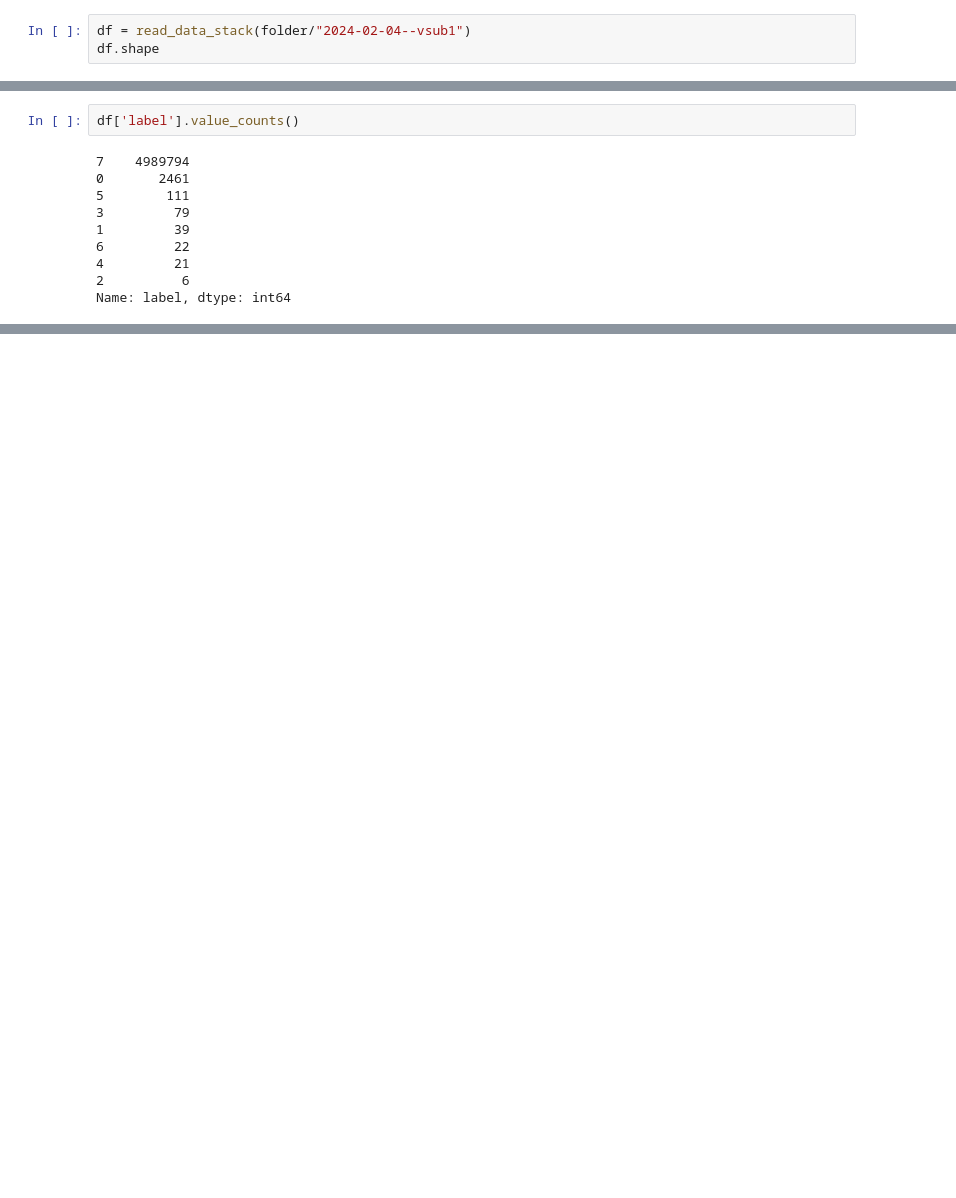
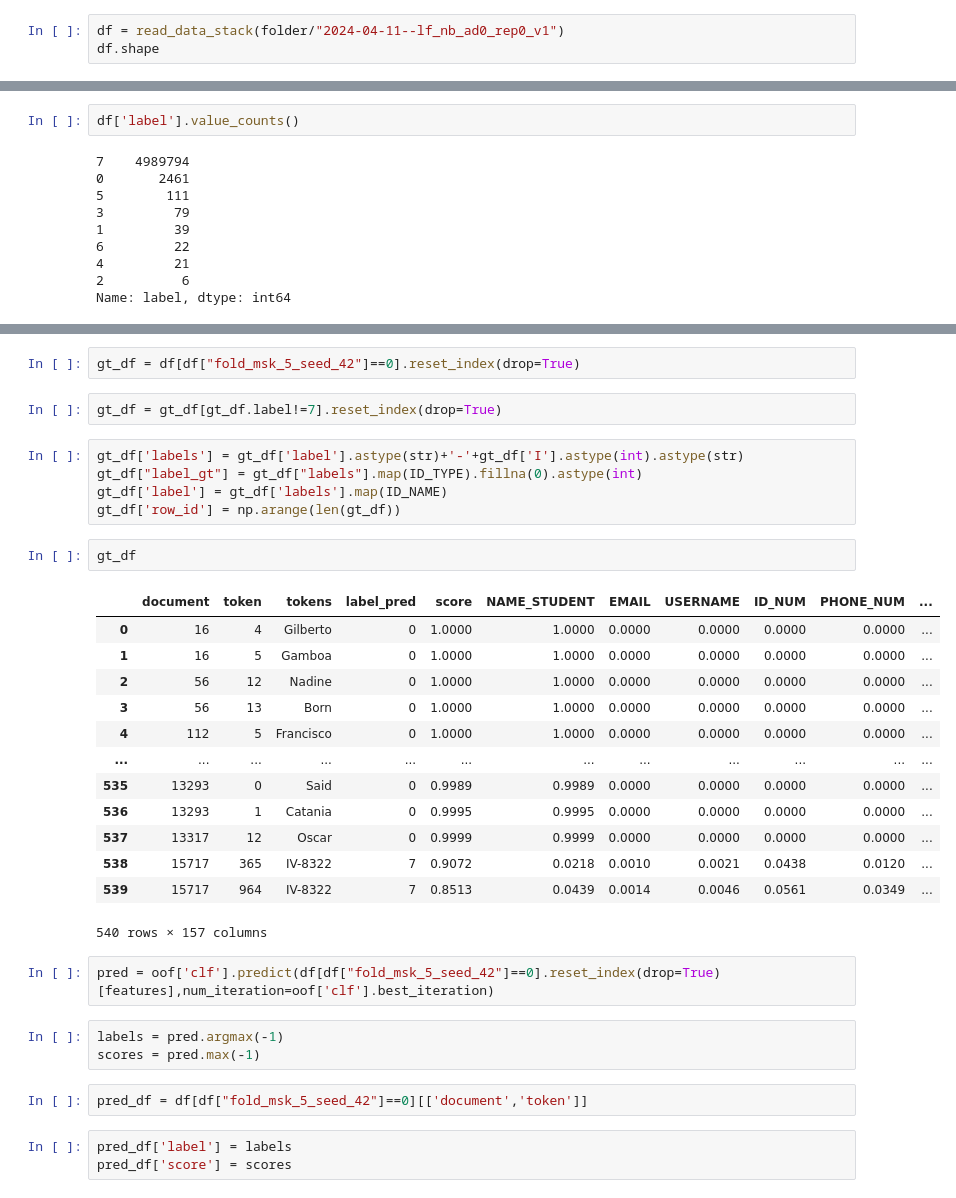
Before and after one commit to amedprof/PII-Data-Detection, a Jupyter notebook: notebook/stacking.ipynb, the cells around one changed output, grey strips where cells are left out. Saved outputs shown, nothing was run; the diff lists cells and outputs as text; blank space fills up the shorter version.

```diff
--- a/notebook/stacking.ipynb
+++ b/notebook/stacking.ipynb
@@ -63,5 +85,5 @@ def read_data_stack(folder_path,df=None,name=None):
         return dfx[cols]
 # %%
-df = read_data_stack(folder/"2024-02-04--vsub1")
+df = read_data_stack(folder/"2024-04-11--lf_nb_ad0_rep0_v1")
 df.shape
 # %% [output]
@@ -447,0 +479,35 @@ Training until validation scores don't improve for 500 rounds
+# %%
+gt_df = df[df["fold_msk_5_seed_42"]==0].reset_index(drop=True)
+# %%
+gt_df = gt_df[gt_df.label!=7].reset_index(drop=True)
+# %%
+gt_df['labels'] = gt_df['label'].astype(str)+'-'+gt_df['I'].astype(int).astype(str)
+gt_df["label_gt"] = gt_df["labels"].map(ID_TYPE).fillna(0).astype(int)
+gt_df['label'] = gt_df['labels'].map(ID_NAME)
+gt_df['row_id'] = np.arange(len(gt_df))
+# %%
+gt_df
+# %% [output]
+|  | document | token | tokens | label_pred | score | NAME_STUDENT | EMAIL | USERNAME | ID_NUM | PHONE_NUM | ... |
+| 0 | 16 | 4 | Gilberto | 0 | 1.0000 | 1.0000 | 0.0000 | 0.0000 | 0.0000 | 0.0000 | ... |
+| 1 | 16 | 5 | Gamboa | 0 | 1.0000 | 1.0000 | 0.0000 | 0.0000 | 0.0000 | 0.0000 | ... |
+| 2 | 56 | 12 | Nadine | 0 | 1.0000 | 1.0000 | 0.0000 | 0.0000 | 0.0000 | 0.0000 | ... |
+| 3 | 56 | 13 | Born | 0 | 1.0000 | 1.0000 | 0.0000 | 0.0000 | 0.0000 | 0.0000 | ... |
+| 4 | 112 | 5 | Francisco | 0 | 1.0000 | 1.0000 | 0.0000 | 0.0000 | 0.0000 | 0.0000 | ... |
+| ... | ... | ... | ... | ... | ... | ... | ... | ... | ... | ... | ... |
+| 535 | 13293 | 0 | Said | 0 | 0.9989 | 0.9989 | 0.0000 | 0.0000 | 0.0000 | 0.0000 | ... |
+| 536 | 13293 | 1 | Catania | 0 | 0.9995 | 0.9995 | 0.0000 | 0.0000 | 0.0000 | 0.0000 | ... |
+| 537 | 13317 | 12 | Oscar | 0 | 0.9999 | 0.9999 | 0.0000 | 0.0000 | 0.0000 | 0.0000 | ... |
+| 538 | 15717 | 365 | IV-8322 | 7 | 0.9072 | 0.0218 | 0.0010 | 0.0021 | 0.0438 | 0.0120 | ... |
+| 539 | 15717 | 964 | IV-8322 | 7 | 0.8513 | 0.0439 | 0.0014 | 0.0046 | 0.0561 | 0.0349 | ... |
+540 rows × 157 columns
+# %%
+pred = oof['clf'].predict(df[df["fold_msk_5_seed_42"]==0].reset_index(drop=True)[features],num_iteration=oof['clf'].best_iteration)
+# %%
+labels = pred.argmax(-1)
+scores = pred.max(-1)
+# %%
+pred_df = df[df["fold_msk_5_seed_42"]==0][['document','token']]
+# %%
+pred_df['label'] = labels
+pred_df['score'] = scores
```
Also changed, not shown: parts of 21 cells of this notebook, 12 other files.
